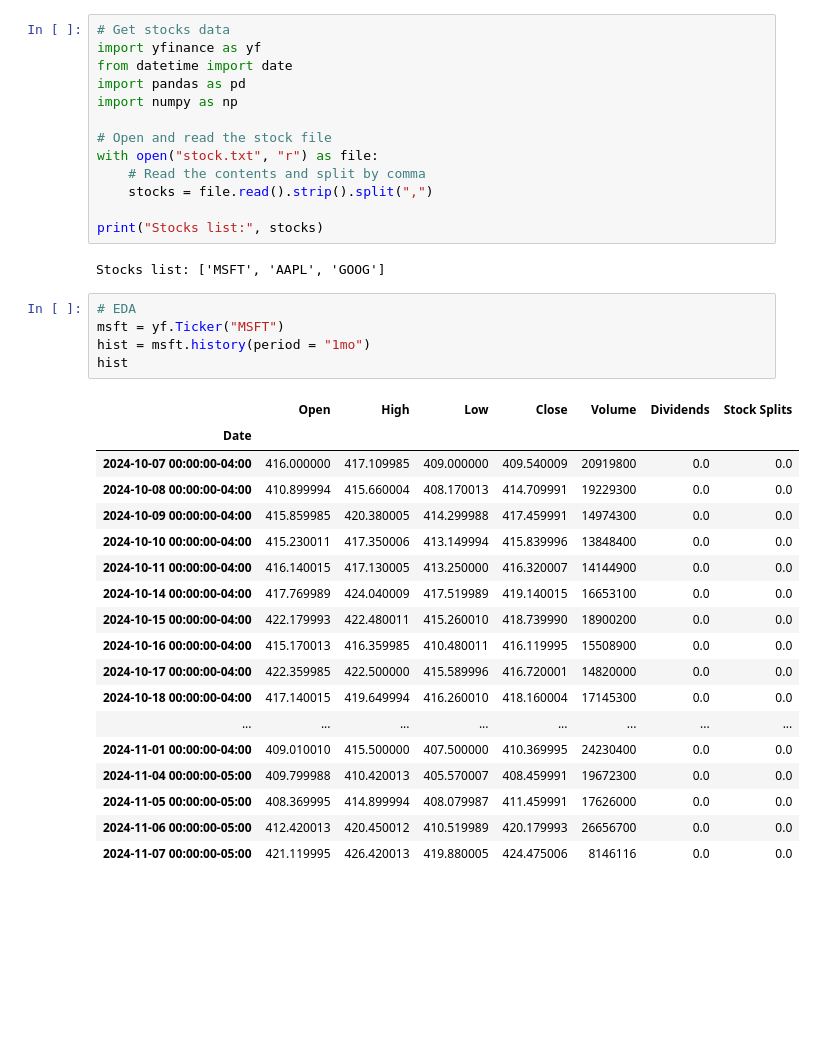
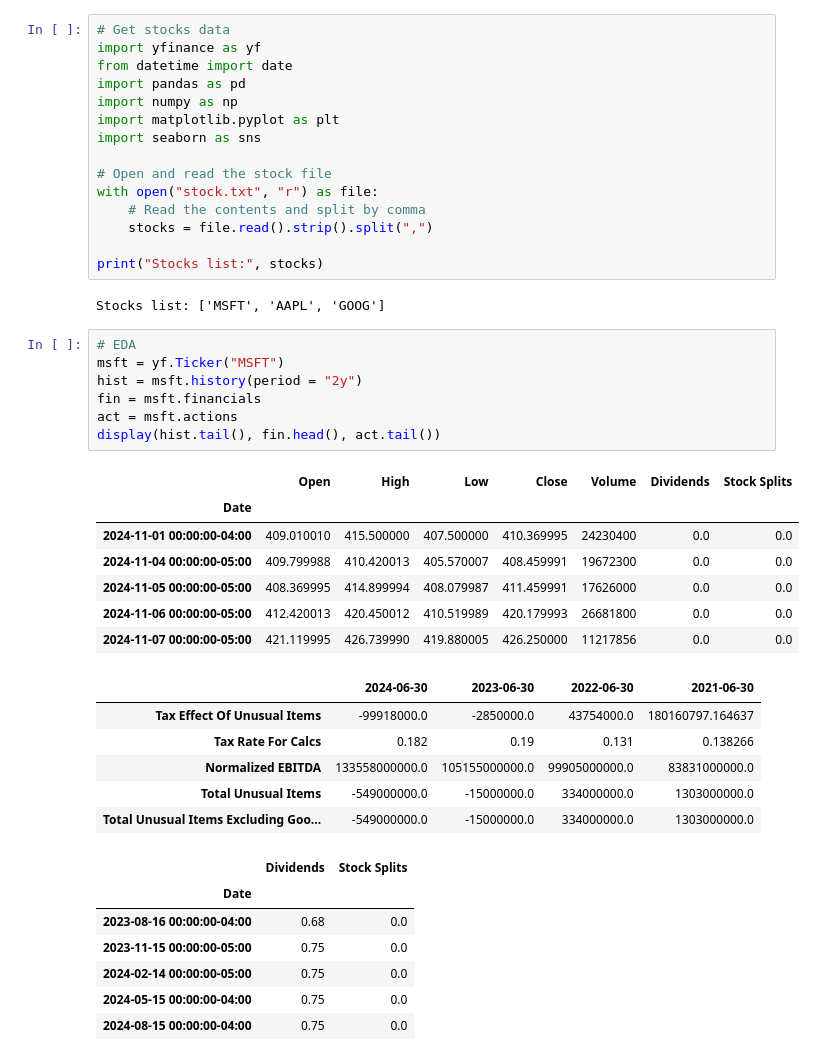
Before and after one commit to PhongCT1105/S-P_500_Stock_Prediction, a Jupyter notebook: Model.ipynb, the cells around one changed output. Drawn from its saved outputs; the diff is of its cells as text; blank space fills up the shorter version.

```diff
--- a/Model.ipynb
+++ b/Model.ipynb
@@ -4,6 +4,8 @@ import yfinance as yf
 from datetime import date
 import pandas as pd
 import numpy as np
+import matplotlib.pyplot as plt
+import seaborn as sns
 
 # Open and read the stock file
 with open("stock.txt", "r") as file:
@@ -16,24 +18,28 @@ Stocks list: ['MSFT', 'AAPL', 'GOOG']
 # %%
 # EDA
 msft = yf.Ticker("MSFT")
-hist = msft.history(period = "1mo")
-hist
+hist = msft.history(period = "2y")
+fin = msft.financials
+act = msft.actions
+display(hist.tail(), fin.head(), act.tail())
 # %% [output]
 |  | Open | High | Low | Close | Volume | Dividends | Stock Splits |
 | Date |  |  |  |  |  |  |  |
-| 2024-10-07 00:00:00-04:00 | 416.000000 | 417.109985 | 409.000000 | 409.540009 | 20919800 | 0.0 | 0.0 |
-| 2024-10-08 00:00:00-04:00 | 410.899994 | 415.660004 | 408.170013 | 414.709991 | 19229300 | 0.0 | 0.0 |
-| 2024-10-09 00:00:00-04:00 | 415.859985 | 420.380005 | 414.299988 | 417.459991 | 14974300 | 0.0 | 0.0 |
-| 2024-10-10 00:00:00-04:00 | 415.230011 | 417.350006 | 413.149994 | 415.839996 | 13848400 | 0.0 | 0.0 |
-| 2024-10-11 00:00:00-04:00 | 416.140015 | 417.130005 | 413.250000 | 416.320007 | 14144900 | 0.0 | 0.0 |
-| 2024-10-14 00:00:00-04:00 | 417.769989 | 424.040009 | 417.519989 | 419.140015 | 16653100 | 0.0 | 0.0 |
-| 2024-10-15 00:00:00-04:00 | 422.179993 | 422.480011 | 415.260010 | 418.739990 | 18900200 | 0.0 | 0.0 |
-| 2024-10-16 00:00:00-04:00 | 415.170013 | 416.359985 | 410.480011 | 416.119995 | 15508900 | 0.0 | 0.0 |
-| 2024-10-17 00:00:00-04:00 | 422.359985 | 422.500000 | 415.589996 | 416.720001 | 14820000 | 0.0 | 0.0 |
-| 2024-10-18 00:00:00-04:00 | 417.140015 | 419.649994 | 416.260010 | 418.160004 | 17145300 | 0.0 | 0.0 |
-| ... | ... | ... | ... | ... | ... | ... | ... |
 | 2024-11-01 00:00:00-04:00 | 409.010010 | 415.500000 | 407.500000 | 410.369995 | 24230400 | 0.0 | 0.0 |
 | 2024-11-04 00:00:00-05:00 | 409.799988 | 410.420013 | 405.570007 | 408.459991 | 19672300 | 0.0 | 0.0 |
 | 2024-11-05 00:00:00-05:00 | 408.369995 | 414.899994 | 408.079987 | 411.459991 | 17626000 | 0.0 | 0.0 |
-| 2024-11-06 00:00:00-05:00 | 412.420013 | 420.450012 | 410.519989 | 420.179993 | 26656700 | 0.0 | 0.0 |
-| 2024-11-07 00:00:00-05:00 | 421.119995 | 426.420013 | 419.880005 | 424.475006 | 8146116 | 0.0 | 0.0 |
+| 2024-11-06 00:00:00-05:00 | 412.420013 | 420.450012 | 410.519989 | 420.179993 | 26681800 | 0.0 | 0.0 |
+| 2024-11-07 00:00:00-05:00 | 421.119995 | 426.739990 | 419.880005 | 426.250000 | 11217856 | 0.0 | 0.0 |
+|  | 2024-06-30 | 2023-06-30 | 2022-06-30 | 2021-06-30 |
+| Tax Effect Of Unusual Items | -99918000.0 | -2850000.0 | 43754000.0 | 180160797.164637 |
+| Tax Rate For Calcs | 0.182 | 0.19 | 0.131 | 0.138266 |
+| Normalized EBITDA | 133558000000.0 | 105155000000.0 | 99905000000.0 | 83831000000.0 |
+| Total Unusual Items | -549000000.0 | -15000000.0 | 334000000.0 | 1303000000.0 |
+| Total Unusual Items Excluding Goo... | -549000000.0 | -15000000.0 | 334000000.0 | 1303000000.0 |
+|  | Dividends | Stock Splits |
+| Date |  |  |
+| 2023-08-16 00:00:00-04:00 | 0.68 | 0.0 |
+| 2023-11-15 00:00:00-05:00 | 0.75 | 0.0 |
+| 2024-02-14 00:00:00-05:00 | 0.75 | 0.0 |
+| 2024-05-15 00:00:00-04:00 | 0.75 | 0.0 |
+| 2024-08-15 00:00:00-04:00 | 0.75 | 0.0 |
```
Also changed, not shown: parts of 3 cells of this notebook, 1 other file.
